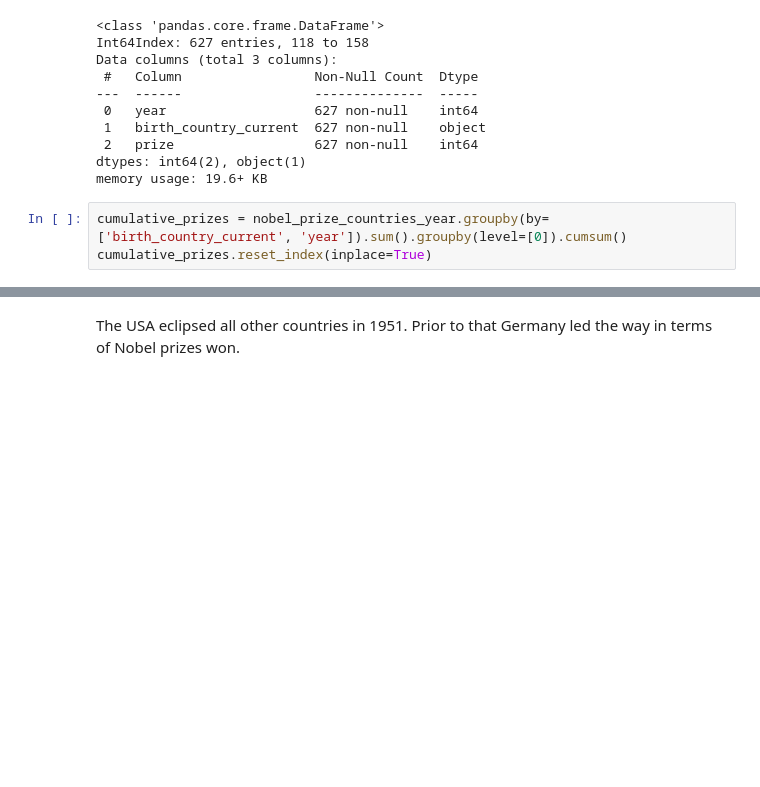
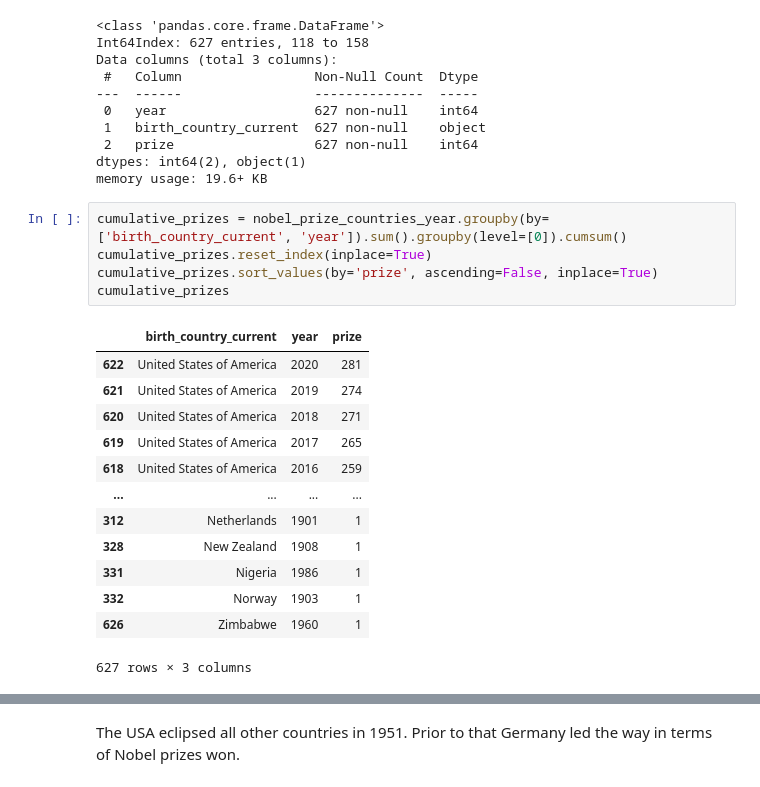
Before and after one commit to WilliamSpanfelner/day-78-Nobel_Prize_Analysis, a Jupyter notebook: day_78_Nobel_Prize_Analysis.ipynb, the cells around one changed output, grey strips where cells are left out. Drawn from its saved outputs; the diff is of its cells as text; blank space fills up the shorter version.

```diff
--- a/day_78_Nobel_Prize_Analysis.ipynb
+++ b/day_78_Nobel_Prize_Analysis.ipynb
@@ -949,5 +949,21 @@ memory usage: 19.6+ KB
 # %%
 cumulative_prizes = nobel_prize_countries_year.groupby(by=['birth_country_current', 'year']).sum().groupby(level=[0]).cumsum()
 cumulative_prizes.reset_index(inplace=True)
+cumulative_prizes.sort_values(by='prize', ascending=False, inplace=True)
+cumulative_prizes
+# %% [output]
+|  | birth_country_current | year | prize |
+| 622 | United States of America | 2020 | 281 |
+| 621 | United States of America | 2019 | 274 |
+| 620 | United States of America | 2018 | 271 |
+| 619 | United States of America | 2017 | 265 |
+| 618 | United States of America | 2016 | 259 |
+| ... | ... | ... | ... |
+| 312 | Netherlands | 1901 | 1 |
+| 328 | New Zealand | 1908 | 1 |
+| 331 | Nigeria | 1986 | 1 |
+| 332 | Norway | 1903 | 1 |
+| 626 | Zimbabwe | 1960 | 1 |
+627 rows × 3 columns
 # %%
 fig = px.line(cumulative_prizes, x='year', y='prize', color='birth_country_current')
```
Also changed, not shown: parts of 2 cells of this notebook.
